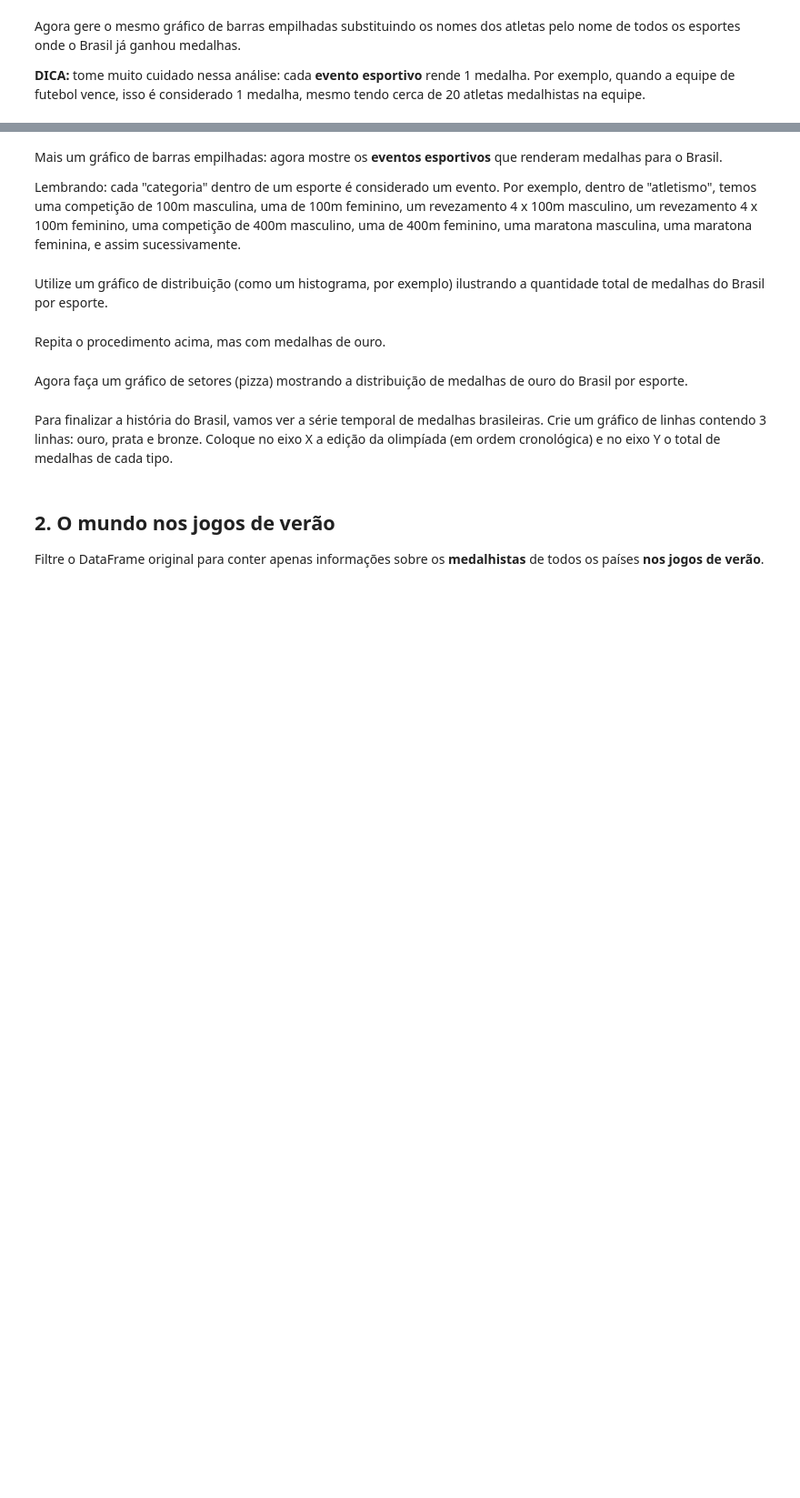
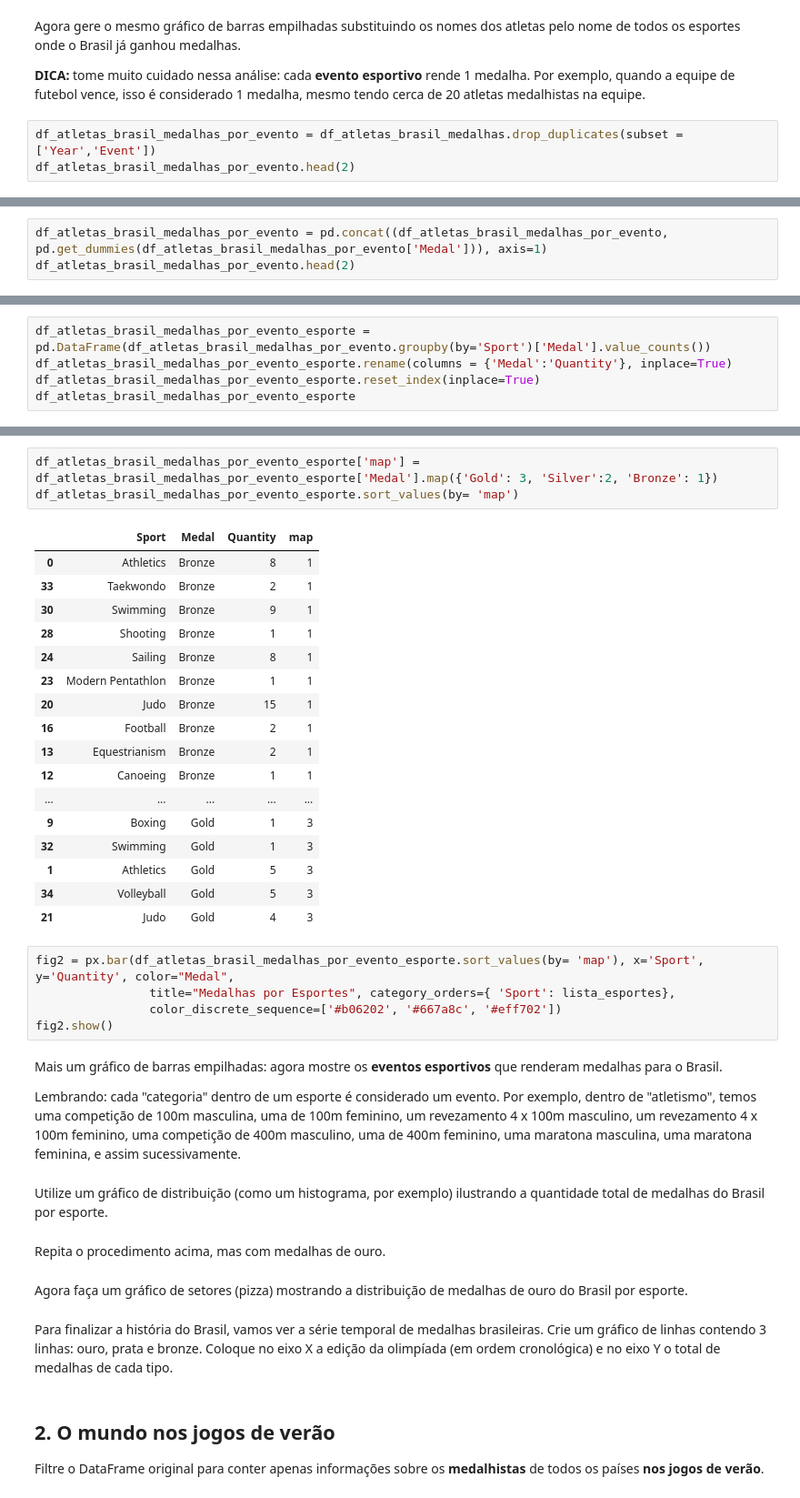
Before and after one commit to pedrobsantana/Projeto-II-Olimpiadas, a Jupyter notebook: Projeto - Dataviz.ipynb, the cells around one changed output, grey strips where cells are left out. Shown at 91% size. Saved outputs shown, nothing was run; the diff lists cells and outputs as text; blank space fills up the shorter version.

```diff
--- a/Projeto - Dataviz.ipynb
+++ b/Projeto - Dataviz.ipynb
@@ -186,3 +186,6 @@ fig.show()
 Agora gere o mesmo gráfico de barras empilhadas substituindo os nomes dos atletas pelo nome de todos os esportes onde o Brasil já ganhou medalhas.
 
 **DICA:** tome muito cuidado nessa análise: cada **evento esportivo** rende 1 medalha. Por exemplo, quando a equipe de futebol vence, isso é considerado 1 medalha, mesmo tendo cerca de 20 atletas medalhistas na equipe.
+# %%
+df_atletas_brasil_medalhas_por_evento = df_atletas_brasil_medalhas.drop_duplicates(subset = ['Year','Event'])
+df_atletas_brasil_medalhas_por_evento.head(2)
@@ -188,0 +196,3 @@ Agora gere o mesmo gráfico de barras empilhadas substituindo os nomes dos atlet
+# %%
+df_atletas_brasil_medalhas_por_evento = pd.concat((df_atletas_brasil_medalhas_por_evento, pd.get_dummies(df_atletas_brasil_medalhas_por_evento['Medal'])), axis=1)
+df_atletas_brasil_medalhas_por_evento.head(2)
@@ -188,0 +203,5 @@ Agora gere o mesmo gráfico de barras empilhadas substituindo os nomes dos atlet
+# %%
+df_atletas_brasil_medalhas_por_evento_esporte = pd.DataFrame(df_atletas_brasil_medalhas_por_evento.groupby(by='Sport')['Medal'].value_counts())
+df_atletas_brasil_medalhas_por_evento_esporte.rename(columns = {'Medal':'Quantity'}, inplace=True)
+df_atletas_brasil_medalhas_por_evento_esporte.reset_index(inplace=True)
+df_atletas_brasil_medalhas_por_evento_esporte
@@ -189,3 +249,29 @@ Agora gere o mesmo gráfico de barras empilhadas substituindo os nomes dos atlet
+# %%
+df_atletas_brasil_medalhas_por_evento_esporte['map'] = df_atletas_brasil_medalhas_por_evento_esporte['Medal'].map({'Gold': 3, 'Silver':2, 'Bronze': 1})
+df_atletas_brasil_medalhas_por_evento_esporte.sort_values(by= 'map')
+# %% [output]
+|  | Sport | Medal | Quantity | map |
+| 0 | Athletics | Bronze | 8 | 1 |
+| 33 | Taekwondo | Bronze | 2 | 1 |
+| 30 | Swimming | Bronze | 9 | 1 |
+| 28 | Shooting | Bronze | 1 | 1 |
+| 24 | Sailing | Bronze | 8 | 1 |
+| 23 | Modern Pentathlon | Bronze | 1 | 1 |
+| 20 | Judo | Bronze | 15 | 1 |
+| 16 | Football | Bronze | 2 | 1 |
+| 13 | Equestrianism | Bronze | 2 | 1 |
+| 12 | Canoeing | Bronze | 1 | 1 |
+| ... | ... | ... | ... | ... |
+| 9 | Boxing | Gold | 1 | 3 |
+| 32 | Swimming | Gold | 1 | 3 |
+| 1 | Athletics | Gold | 5 | 3 |
+| 34 | Volleyball | Gold | 5 | 3 |
+| 21 | Judo | Gold | 4 | 3 |
+# %%
+fig2 = px.bar(df_atletas_brasil_medalhas_por_evento_esporte.sort_values(by= 'map'), x='Sport', y='Quantity', color="Medal",
+                title="Medalhas por Esportes", category_orders={ 'Sport': lista_esportes},
+                color_discrete_sequence=['#b06202', '#667a8c', '#eff702'])
+fig2.show()
 # %% [markdown]
 Mais um gráfico de barras empilhadas: agora mostre os **eventos esportivos** que renderam medalhas para o Brasil.
 
```
Also changed, not shown: parts of 5 cells of this notebook.
